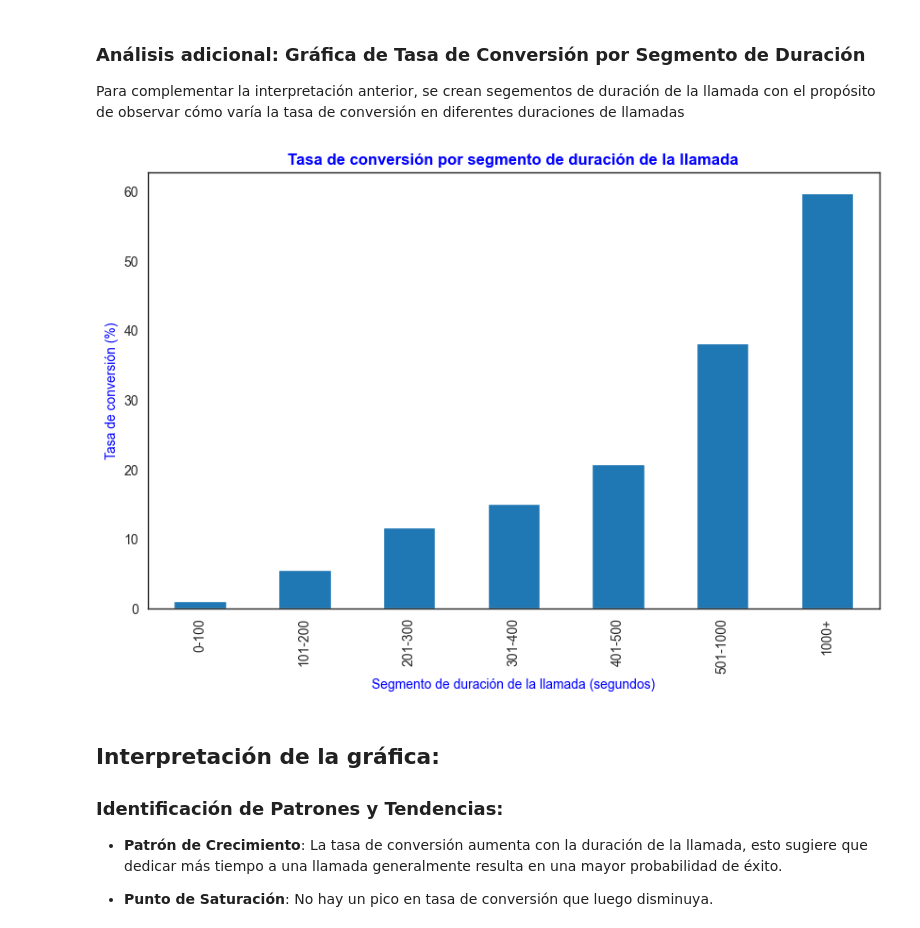
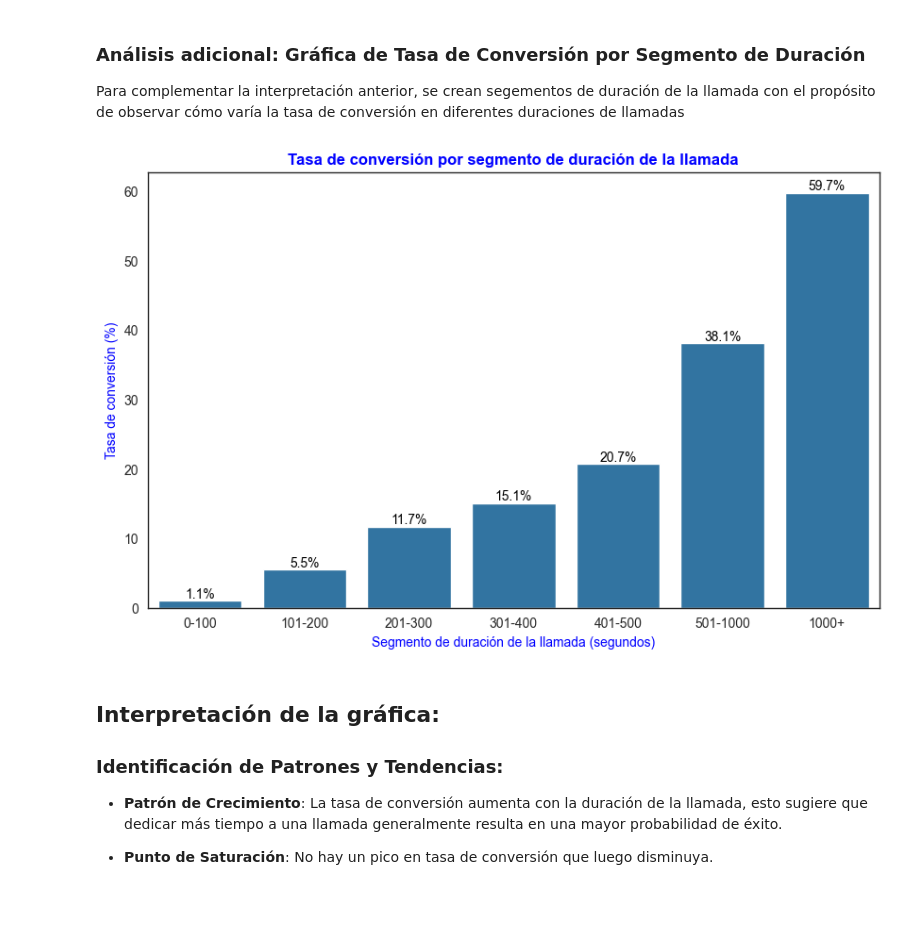
Before and after one commit to andres-coder-dev/entrega-ds-f, a Jupyter notebook: Entrega_Final-Andres-Burbano.ipynb, the cells around one changed output. Saved outputs shown, nothing was run; the diff lists cells and outputs as text; code cells hidden in the pictures; blank space fills up the shorter version.

Commit message:
mod: cambio de tipo de gráfico a Seaborn, añado porcentajes sobre barras

```diff
--- a/Entrega_Final-Andres-Burbano.ipynb
+++ b/Entrega_Final-Andres-Burbano.ipynb
@@ -516,24 +516,31 @@ Para complementar la interpretación anterior, se crean segementos de duración
 # %%
 # Mapeo de 'deposito' a valores binarios
 Data['deposito'] = Data['deposito'].map({'si': 1, 'no': 0})
 
 # Nueva columna de segmento de duración
 bins = [0, 100, 200, 300, 400, 500, 1000, Data['duracion'].max()]
 labels = ['0-100', '101-200', '201-300', '301-400', '401-500', '501-1000', '1000+']
 Data['duracion_segmento'] = pd.cut(Data['duracion'], bins=bins, labels=labels)
 
 # Calcular la tasa de conversión por segmento de duración
-conversion_rate = Data.groupby('duracion_segmento')['deposito'].mean() * 100
+conversion_rate = Data.groupby('duracion_segmento', observed=True)['deposito'].mean() * 100
 
 # Visualizar la tasa de conversión por segmento de duración
 plt.figure(figsize=(10, 6))
-conversion_rate.plot(kind='bar')
+ax = sns.barplot(x=conversion_rate.index, y=conversion_rate.values)
 plt.title('Tasa de conversión por segmento de duración de la llamada')
 plt.xlabel('Segmento de duración de la llamada (segundos)')
 plt.ylabel('Tasa de conversión (%)')
+
+# Agregar los porcentajes encima de cada barra
+for p in ax.patches:
+    ax.annotate(f'{p.get_height():.1f}%', (p.get_x() + p.get_width() / 2., p.get_height()),
+                ha='center', va='center', fontsize=10, color='black', xytext=(0, 5),
+                textcoords='offset points')
+
 plt.show()
 # %% [output]
-[figure, old version]
+[figure, new version]
 # %% [markdown]
 ## **Interpretación de la gráfica**:
 
```
